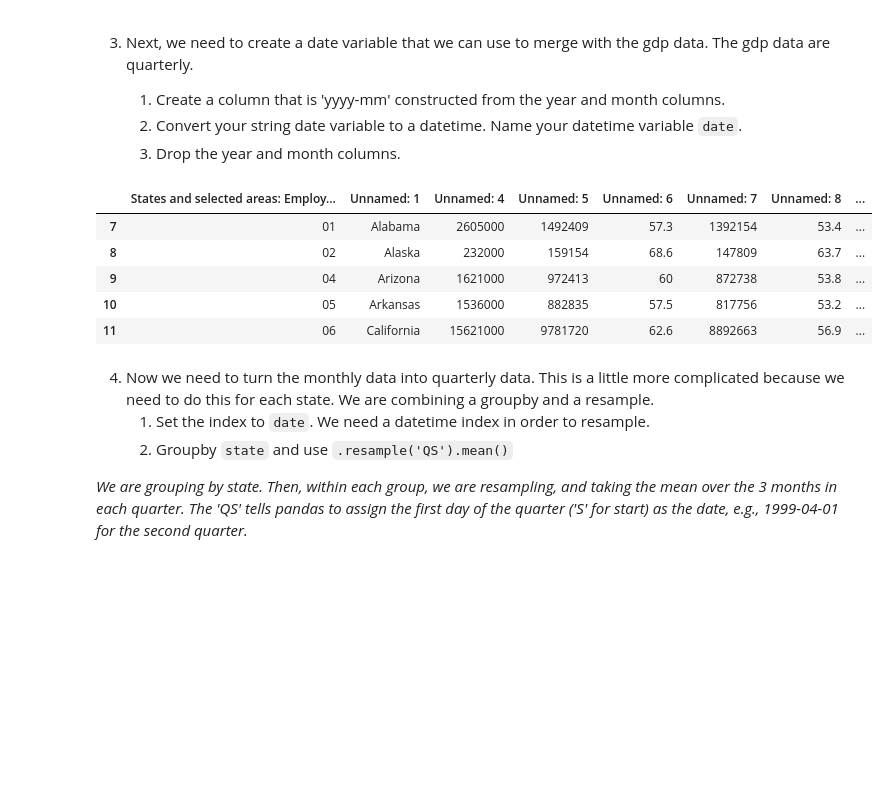
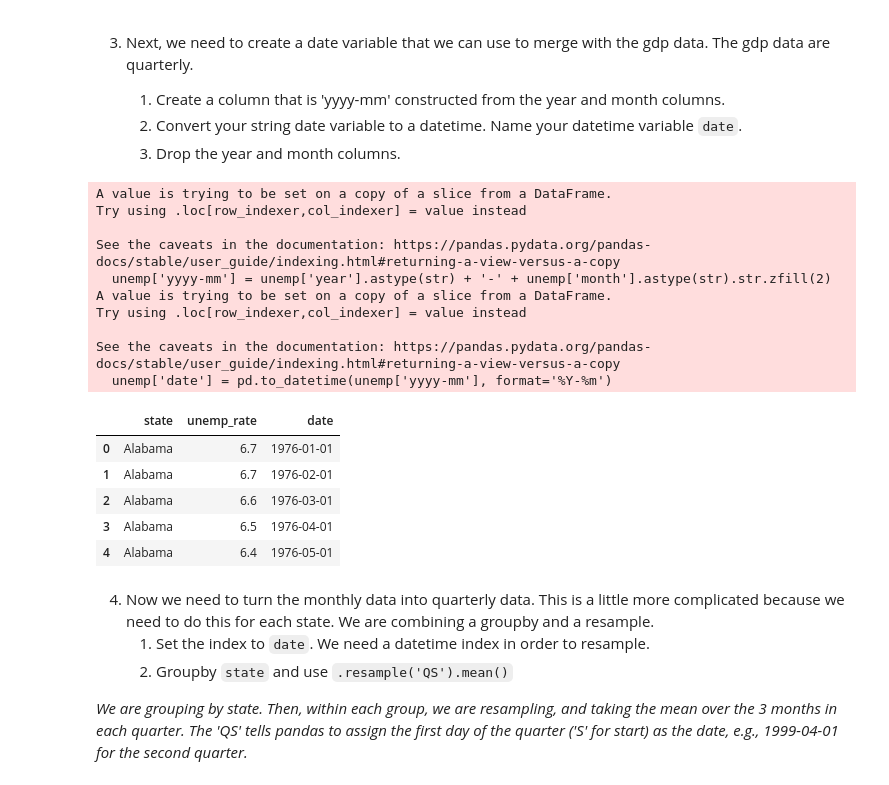
Before and after one commit to messymoose/ECON570, a Jupyter notebook: projects/cp3_f25.ipynb, the cells around one changed output. Saved outputs shown, nothing was run; the diff lists cells and outputs as text; code cells hidden in the pictures; blank space fills up the shorter version.

```diff
--- a/projects/cp3_f25.ipynb
+++ b/projects/cp3_f25.ipynb
@@ -156,6 +170,8 @@ Done above^
     2. Use `skiprows=7` to avoid importing the messy headers.
     2. Set the column names to 'state', 'year', 'month', and 'unemp_rate'.
 # %%
-unemp= pd.read_excel("data\state_unemp.xlsx")
+unemp= pd.read_excel("data\state_unemp.xlsx", skiprows = 7, usecols=  [1,2,3,10])
+unemp.columns = ['state', 'year', 'month', 'unemp_rate']
+
 unemp
 # %% [output]
@@ -175,6 +191,6 @@ unemp
 # %% [markdown]
 2. Drop the observations where state is either "Los Angeles County" or "New York City".
 # %%
-drop_nyla = unemp[~unemp['Unnamed: 1'].isin(['New York City', 'Los Angeles County'])]
-drop_nyla
+unemp = unemp[~unemp['state'].isin(['New York City', 'Los Angeles County'])]
+unemp
 # %% [output]
@@ -194,3 +209,0 @@ drop_nyla
-# %%
-unemp.rename(columns= {'Unnamed: 1':'state', 'Unnamed: 2': 'year', 'Unnamed: 3': 'month'}, inplace=True)
-unemp.head()
@@ -214,31 +218,28 @@ print(unemp.columns.tolist())
    2. Convert your string date variable to a datetime. Name your datetime variable `date`.
    3. Drop the year and month columns.
 # %%
-unemp['year'] = pd.to_numeric(unemp['year'], errors='coerce')
-
-m_num = pd.to_numeric(unemp['month'], errors='coerce')
-m_abbr = pd.to_datetime(unemp['month'].astype(str).str.strip(), format='%b', errors='coerce').dt.month
-m_full = pd.to_datetime(unemp['month'].astype(str).str.strip(), format='%B', errors='coerce').dt.month
-unemp['month_num'] = m_num.fillna(m_abbr).fillna(m_full)
-
-unemp['date'] = pd.to_datetime(
-    dict(year=unemp['year'], month=unemp['month_num'], day=1),
-    errors='coerce'
-)
-
-unemp = unemp.dropna(subset=['date']).copy()
-
-unemp['yyyy-mm'] = unemp['date'].dt.strftime('%Y-%m')
-
-unemp = unemp.drop(columns=['year', 'month', 'month_num'])
+unemp['yyyy-mm'] = unemp['year'].astype(str) + '-' + unemp['month'].astype(str).str.zfill(2)
+unemp['date'] = pd.to_datetime(unemp['yyyy-mm'], format='%Y-%m')
+unemp = unemp.drop(columns=['year', 'month', 'yyyy-mm'])
+unemp = unemp.sort_values(['state', 'date']).reset_index(drop=True)
 unemp.head()
 # %% [output]
+A value is trying to be set on a copy of a slice from a DataFrame.
+Try using .loc[row_indexer,col_indexer] = value instead
+
+See the caveats in the documentation: https://pandas.pydata.org/pandas-docs/stable/user_guide/indexing.html#returning-a-view-versus-a-copy
+  unemp['yyyy-mm'] = unemp['year'].astype(str) + '-' + unemp['month'].astype(str).str.zfill(2)
+A value is trying to be set on a copy of a slice from a DataFrame.
+Try using .loc[row_indexer,col_indexer] = value instead
+
+See the caveats in the documentation: https://pandas.pydata.org/pandas-docs/stable/user_guide/indexing.html#returning-a-view-versus-a-copy
+  unemp['date'] = pd.to_datetime(unemp['yyyy-mm'], format='%Y-%m')
-|  | States and selected areas: Employ... | Unnamed: 1 | Unnamed: 4 | Unnamed: 5 | Unnamed: 6 | Unnamed: 7 | Unnamed: 8 | ... |
-| 7 | 01 | Alabama | 2605000 | 1492409 | 57.3 | 1392154 | 53.4 | ... |
-| 8 | 02 | Alaska | 232000 | 159154 | 68.6 | 147809 | 63.7 | ... |
-| 9 | 04 | Arizona | 1621000 | 972413 | 60 | 872738 | 53.8 | ... |
-| 10 | 05 | Arkansas | 1536000 | 882835 | 57.5 | 817756 | 53.2 | ... |
-| 11 | 06 | California | 15621000 | 9781720 | 62.6 | 8892663 | 56.9 | ... |
+|  | state | unemp_rate | date |
+| 0 | Alabama | 6.7 | 1976-01-01 |
+| 1 | Alabama | 6.7 | 1976-02-01 |
+| 2 | Alabama | 6.6 | 1976-03-01 |
+| 3 | Alabama | 6.5 | 1976-04-01 |
+| 4 | Alabama | 6.4 | 1976-05-01 |
 # %% [markdown]
 4. Now we need to turn the monthly data into quarterly data. This is a little more complicated because we need to do this for each state. We are combining a groupby and a resample.
      1. Set the index to `date`. We need a datetime index in order to resample.
```
Also changed, not shown: parts of 23 cells of this notebook.
